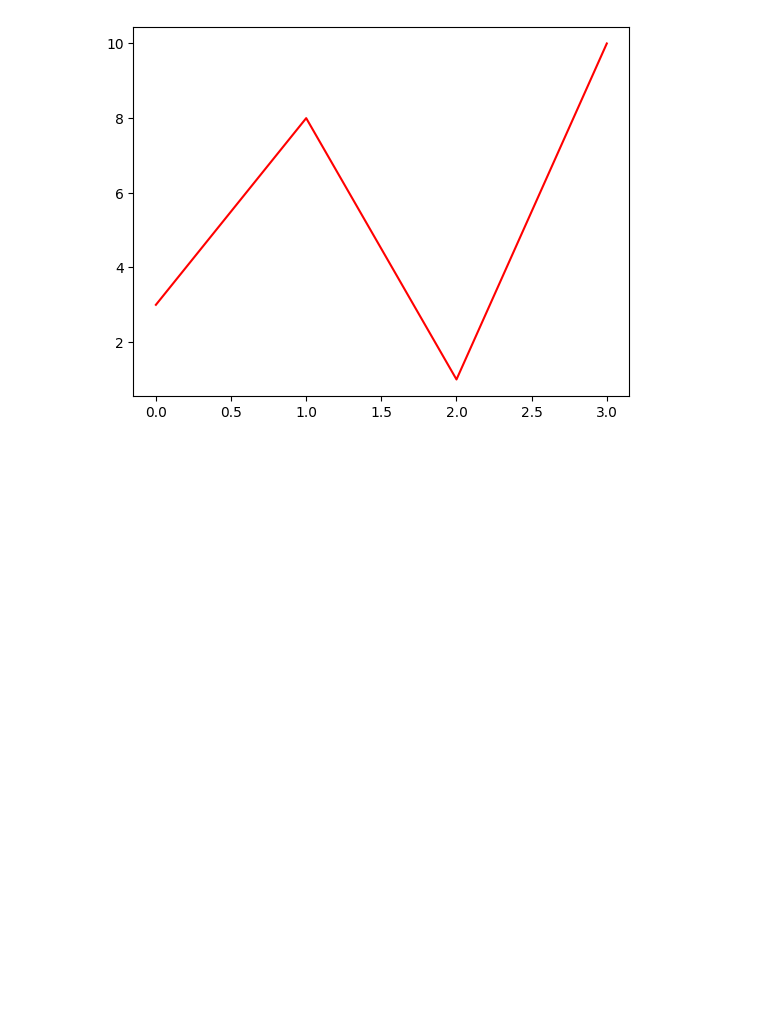
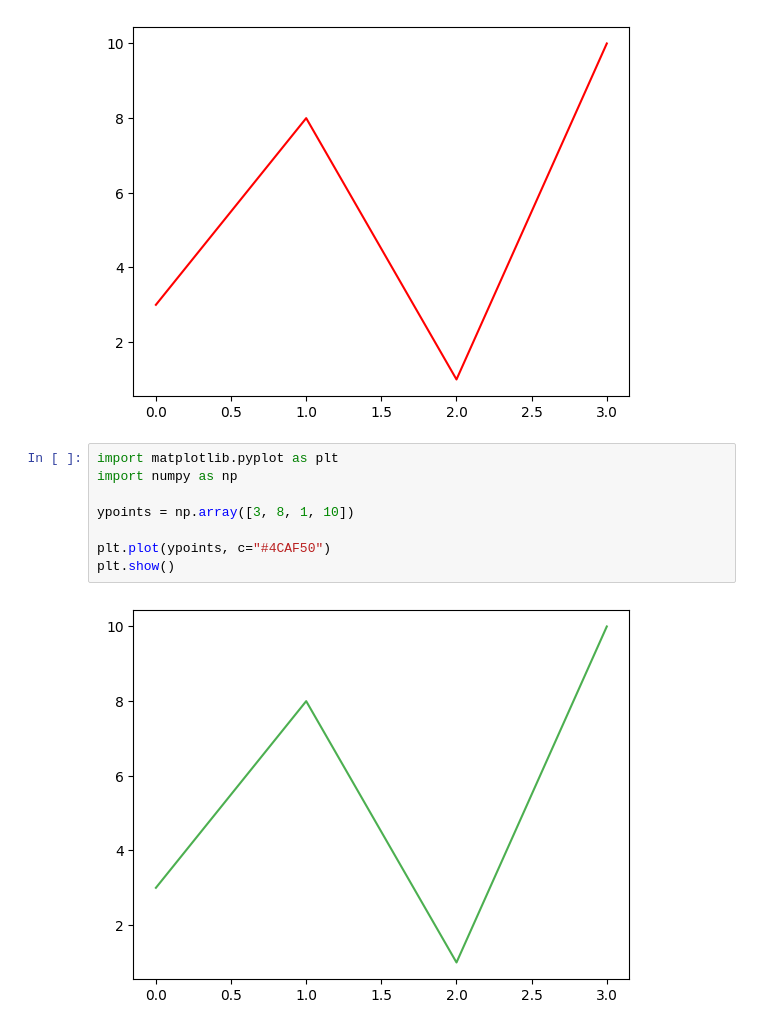
Before and after one commit to MAK8405/Matplotlib-Hub, a Jupyter notebook: matplotlib.ipynb, the cells around one changed output. Drawn from its saved outputs; the diff is of its cells as text; blank space fills up the shorter version.

Commit message:
Continue Matplotlib Line

```diff
--- a/matplotlib.ipynb
+++ b/matplotlib.ipynb
@@ -207,3 +207,13 @@ plt.plot(ypoints, color="r")
 plt.show()
 # %% [output]
 [figure]
+# %%
+import matplotlib.pyplot as plt
+import numpy as np
+
+ypoints = np.array([3, 8, 1, 10])
+
+plt.plot(ypoints, c="#4CAF50")
+plt.show()
+# %% [output]
+[figure, added]
```
Also changed, not shown: parts of 1 cell of this notebook.
